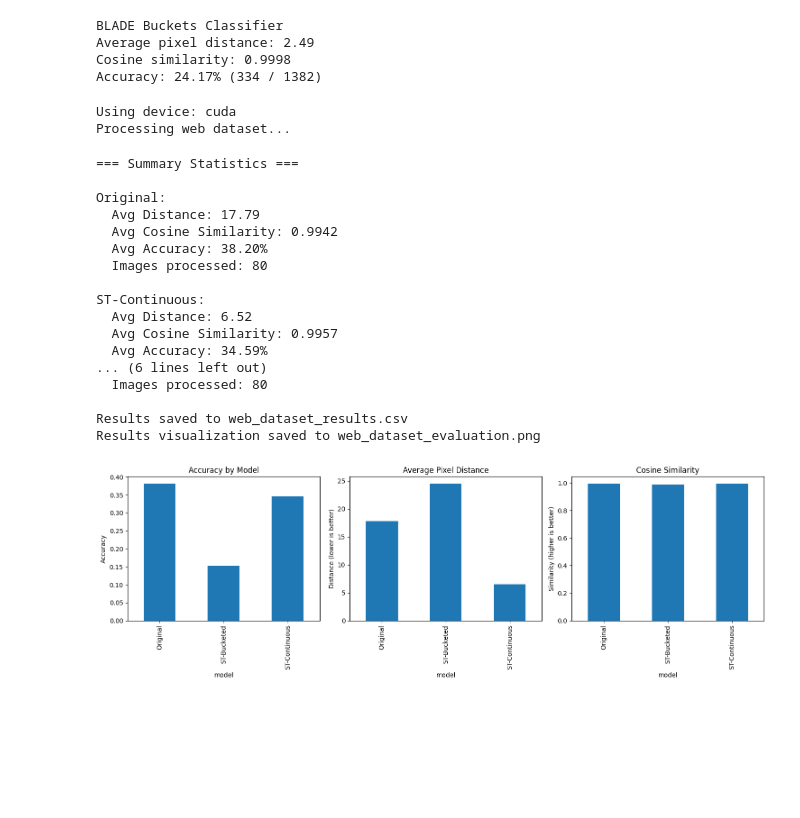
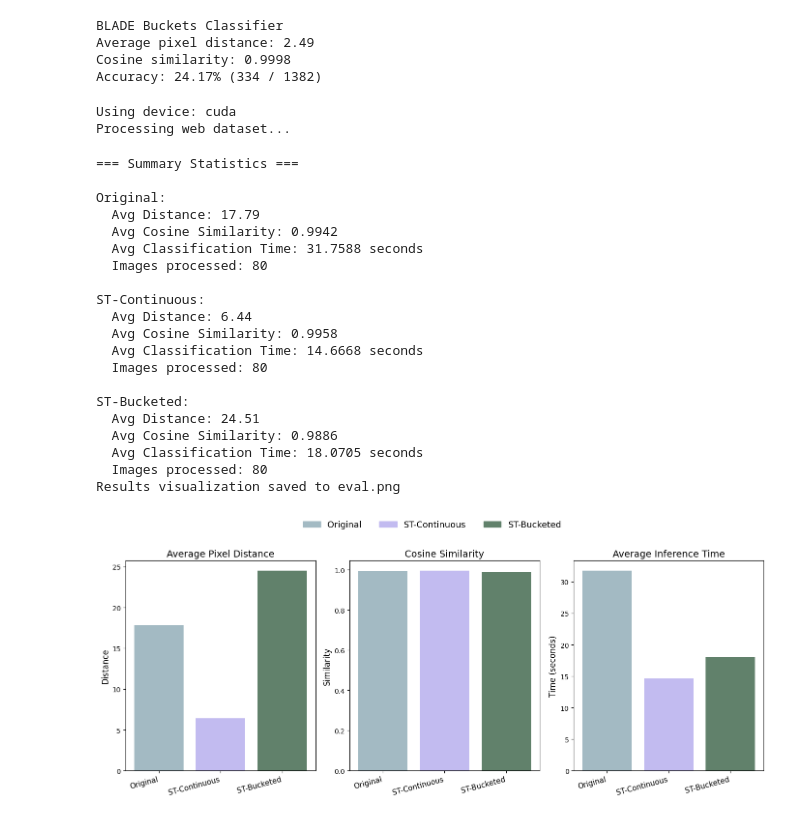
Before and after one commit to csci701s25/snowbowl-savant, a Jupyter notebook: EdgeDetection/edge_det_tensor.ipynb, the cells around one changed output. Saved outputs shown, nothing was run; the diff lists cells and outputs as text; code cells hidden in the pictures; blank space fills up the shorter version.

Commit message:
evals messed up time by letting computer sleep

```diff
--- a/EdgeDetection/edge_det_tensor.ipynb
+++ b/EdgeDetection/edge_det_tensor.ipynb
@@ -856,26 +877,29 @@ def process_image(img_path, gt_path, models, bins, device, r=3):
 
     return results
 # %%
-results_df = evaluate_web_dataset()
-# avg time...
+# Add DP time comparison?
+results_df = evaluate_web_dataset(False, True)
 # %% [output]
 Using device: cuda
 Processing web dataset...
 === Summary Statistics ===
 
 Original:
   Avg Distance: 17.79
   Avg Cosine Similarity: 0.9942
-  Avg Accuracy: 38.20%
+  Avg Classification Time: 31.7588 seconds
   Images processed: 80
 
 ST-Continuous:
-  Avg Distance: 6.52
-  Avg Cosine Similarity: 0.9957
-  Avg Accuracy: 34.59%
-... (6 lines left out)
+  Avg Distance: 6.44
+  Avg Cosine Similarity: 0.9958
+  Avg Classification Time: 14.6668 seconds
   Images processed: 80
 
-Results saved to web_dataset_results.csv
-Results visualization saved to web_dataset_evaluation.png
+ST-Bucketed:
+  Avg Distance: 24.51
+  Avg Cosine Similarity: 0.9886
+  Avg Classification Time: 18.0705 seconds
+  Images processed: 80
+Results visualization saved to eval.png
-[figure, old version]
+[figure, new version]
```
Also changed, not shown: parts of 2 cells of this notebook, 2 other files.
